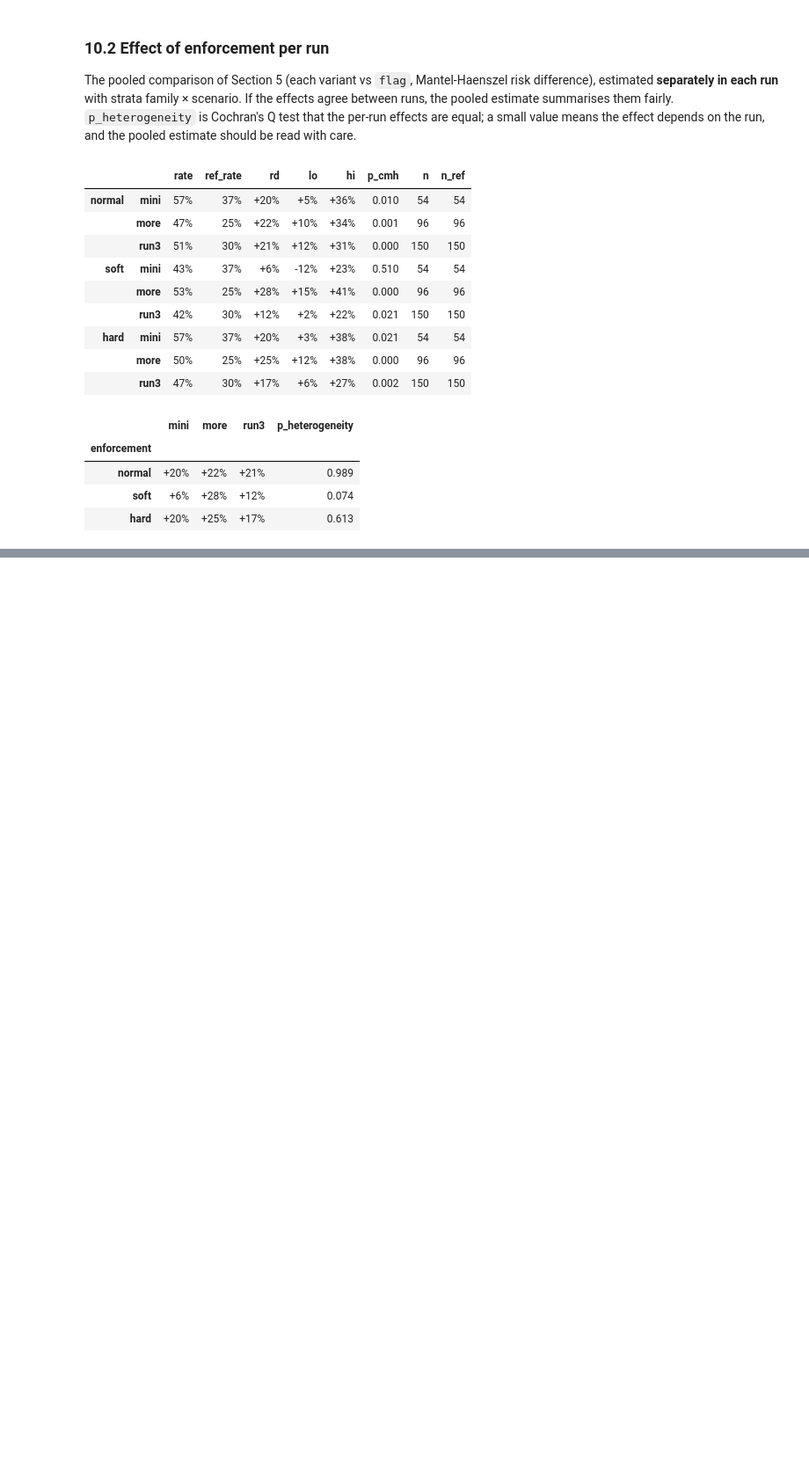
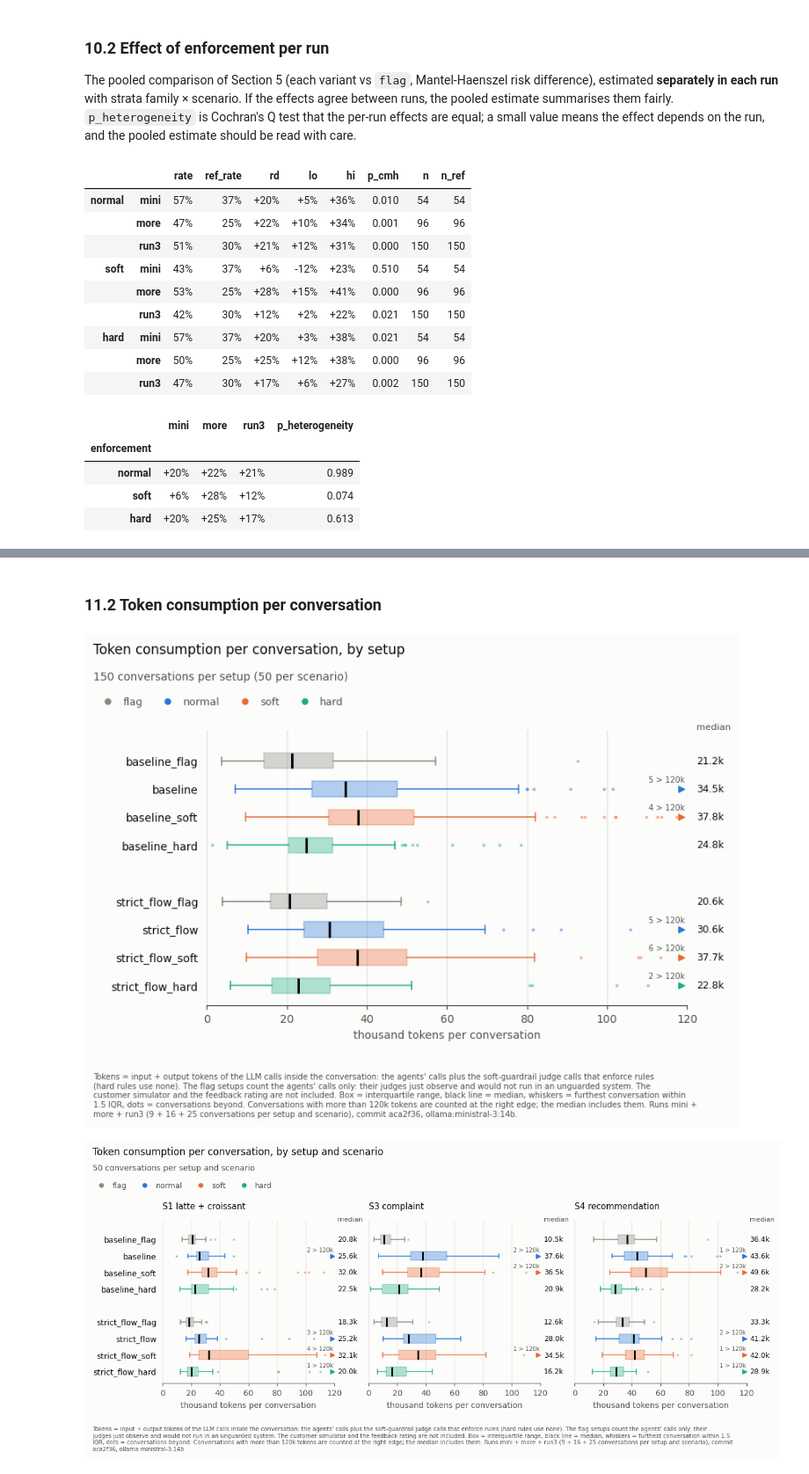
Before and after one commit to mp-2026-BPM/Agent-Guardrail-Inspector, a Jupyter notebook: analysis/guardrail_effects.ipynb, the cells around one changed output, grey strips where cells are left out. Shown at 88% size. Saved outputs shown, nothing was run; the diff lists cells and outputs as text; code cells hidden in the pictures; blank space fills up the shorter version.

```diff
--- a/analysis/guardrail_effects.ipynb
+++ b/analysis/guardrail_effects.ipynb
@@ -2104 +2460,10 @@ if len(run_names) >= 2:
+# %% [markdown]
+### 11.2 Token consumption per conversation
+# %%
+for by_scenario in (False, True):
+    distribution_figure("tokens", "box", by_scenario)
+    plt.show()
+# %% [output]
+[figure, added]
+[figure, added]
 # %% [markdown]
```
Also changed, not shown: parts of 9 cells of this notebook, 10 other files.
